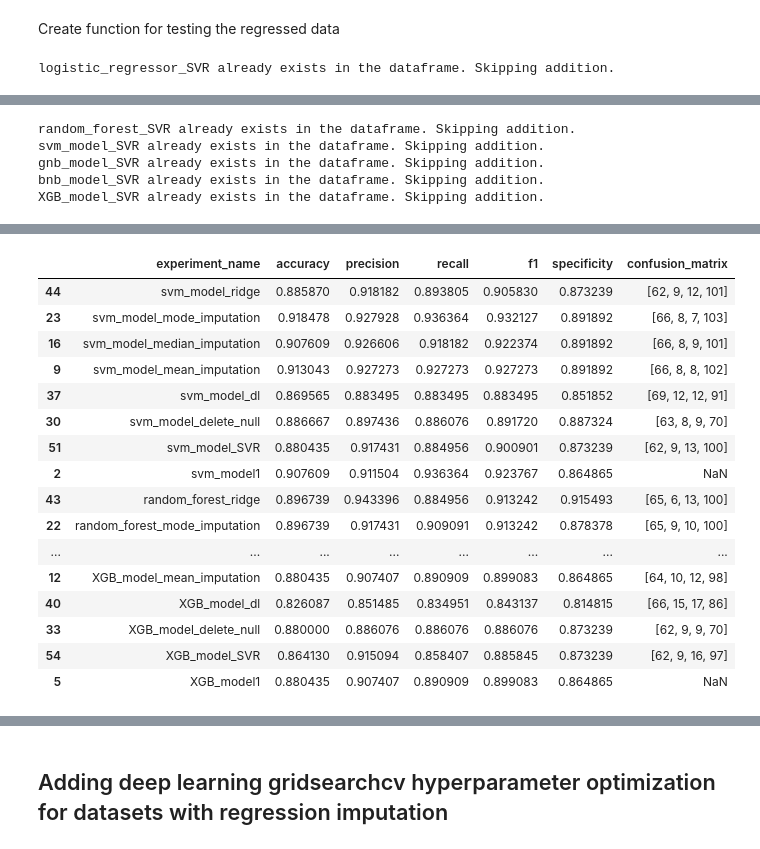
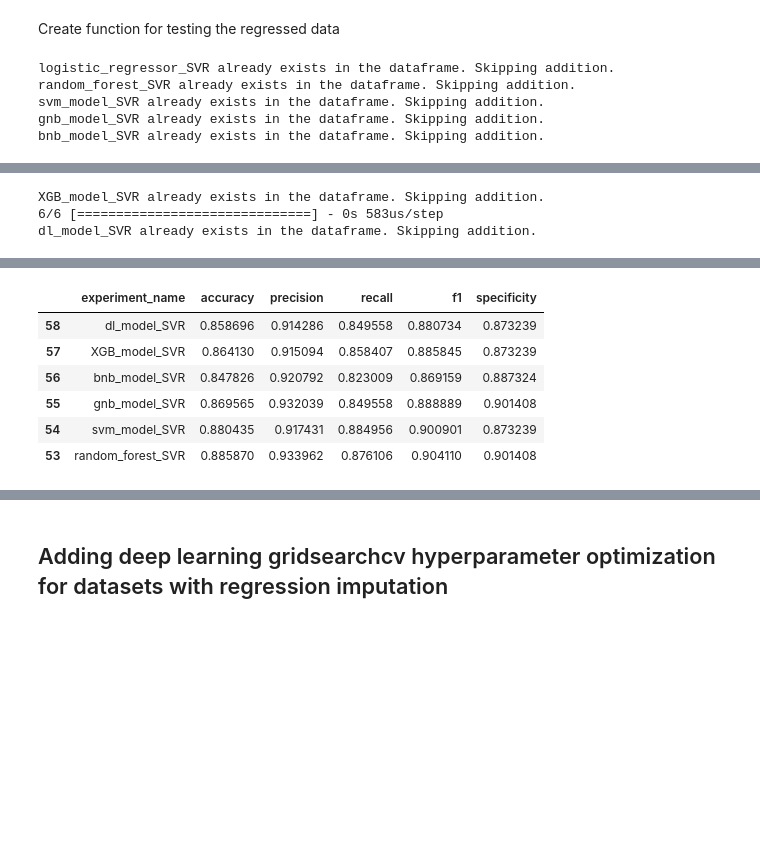
Before and after one commit to nripstein/Heart-Disease-Prediction, a Jupyter notebook: heart failure prediction notebook.ipynb, the cells around one changed output, grey strips where cells are left out. Saved outputs shown, nothing was run; the diff lists cells and outputs as text; code cells hidden in the pictures; blank space fills up the shorter version.

```diff
--- a/heart failure prediction notebook.ipynb
+++ b/heart failure prediction notebook.ipynb
@@ -1394,4 +1350,4 @@ def optimize_dl_model(df, continuous_feature_names, categorical_feature_names, m
     return models_df_
 # %%
 # comment so notebook runs faster
-# models_df = optimize_dl_model(mode_imputation_df, continuous_feature_names, categorical_feature_names, models_df, descriptor="mode")
+models_df = optimize_dl_model(mode_imputation_df, continuous_feature_names, categorical_feature_names, models_df, descriptor="mode")
@@ -1398,3 +1358,3 @@ def optimize_dl_model(df, continuous_feature_names, categorical_feature_names, m
 # %%
 # comment so notebook runs faster
-# models_df = optimize_dl_model(median_imputation_df, continuous_feature_names, categorical_feature_names, models_df, descriptor="median")
+models_df = optimize_dl_model(median_imputation_df, continuous_feature_names, categorical_feature_names, models_df, descriptor="median")
@@ -1401,3 +1365,3 @@ def optimize_dl_model(df, continuous_feature_names, categorical_feature_names, m
 # %%
 # comment so notebook runs faster
-# models_df = optimize_dl_model(mean_imputation_df, continuous_feature_names, categorical_feature_names, models_df, descriptor="mean")
+models_df = optimize_dl_model(mean_imputation_df, continuous_feature_names, categorical_feature_names, models_df, descriptor="mean")
@@ -1481,7 +1452,7 @@ RMSE: 0.5291853877528877, MAE: 0.38581679611183567, R^2: 0.0009514304477832303
 Range: 4.738185483005347
 RMSE/Range = 0.11168524103814416
 # %%
-lasso_regression1 = Lasso(alpha=0.1, random_state=10)
+lasso_regression1 = Lasso(alpha=0.5, random_state=10)
 lasso_regression1.fit(x_train_reg, y_train_reg)
 lasso_regression1_pred = lasso_regression1.predict(x_test_reg)
 
@@ -1490,8 +1461,7 @@ mae = mean_absolute_error(y_test_reg, lasso_regression1_pred)
 r2 = r2_score(y_test_reg, lasso_regression1_pred)
 
 print(f"lasso_regression1_pred metrics:\n"
-      f"RMSE: {rmse}, MAE: {mae}, R^2: {r2}") # how is R^2 negative
-# THIS SEEMS TO GIVE ALL THE SAME NUMBERS AS PREDICTION WHEN I TRY ON NEEDS_CHOLESTEROL DF
+      f"RMSE: {rmse}, MAE: {mae}, R^2: {r2}")
 # %% [output]
 lasso_regression1_pred metrics:
 RMSE: 0.5319257720721704, MAE: 0.3974071067365232, R^2: -0.00942249854267585
@@ -1771,8 +1727,12 @@ def test_regression_model(regression_model, descriptor, needs_cholesterol_=needs
 
     return models_df_
 # %%
-models_df = test_regression_model(svr_regression1, "SVR", needs_cholesterol.copy(deep=True), full_train_regression, models_df, )
-display(models_df.drop("predictions", axis=1).sort_values(by="experiment_name", ascending=False))
+models_df = test_regression_model(svr_regression1, "SVR", needs_cholesterol.copy(deep=True), full_train_regression, models_df)
+display(models_df.drop(["predictions", "confusion_matrix"], axis=1).sort_index(ascending=False).head(6))
 # %% [output]
 logistic_regressor_SVR already exists in the dataframe. Skipping addition.
+random_forest_SVR already exists in the dataframe. Skipping addition.
+svm_model_SVR already exists in the dataframe. Skipping addition.
+gnb_model_SVR already exists in the dataframe. Skipping addition.
+bnb_model_SVR already exists in the dataframe. Skipping addition.
 WARNING:absl:At this time, the v2.11+ optimizer `tf.keras.optimizers.Adam` runs slowly on M1/M2 Macs, please use the legacy Keras optimizer instead, located at `tf.keras.optimizers.legacy.Adam`.
@@ -1779,5 +1740,3 @@ WARNING:absl:At this time, the v2.11+ optimizer `tf.keras.optimizers.Adam` runs
-random_forest_SVR already exists in the dataframe. Skipping addition.
-svm_model_SVR already exists in the dataframe. Skipping addition.
-gnb_model_SVR already exists in the dataframe. Skipping addition.
-bnb_model_SVR already exists in the dataframe. Skipping addition.
 XGB_model_SVR already exists in the dataframe. Skipping addition.
+6/6 [==============================] - 0s 583us/step
+dl_model_SVR already exists in the dataframe. Skipping addition.
@@ -1787,19 +1743,9 @@ dl_model_SVR already exists in the dataframe. Skipping addition.
-|  | experiment_name | accuracy | precision | recall | f1 | specificity | confusion_matrix |
-| 44 | svm_model_ridge | 0.885870 | 0.918182 | 0.893805 | 0.905830 | 0.873239 | [62, 9, 12, 101] |
-| 23 | svm_model_mode_imputation | 0.918478 | 0.927928 | 0.936364 | 0.932127 | 0.891892 | [66, 8, 7, 103] |
-| 16 | svm_model_median_imputation | 0.907609 | 0.926606 | 0.918182 | 0.922374 | 0.891892 | [66, 8, 9, 101] |
-| 9 | svm_model_mean_imputation | 0.913043 | 0.927273 | 0.927273 | 0.927273 | 0.891892 | [66, 8, 8, 102] |
-| 37 | svm_model_dl | 0.869565 | 0.883495 | 0.883495 | 0.883495 | 0.851852 | [69, 12, 12, 91] |
-| 30 | svm_model_delete_null | 0.886667 | 0.897436 | 0.886076 | 0.891720 | 0.887324 | [63, 8, 9, 70] |
-| 51 | svm_model_SVR | 0.880435 | 0.917431 | 0.884956 | 0.900901 | 0.873239 | [62, 9, 13, 100] |
-| 2 | svm_model1 | 0.907609 | 0.911504 | 0.936364 | 0.923767 | 0.864865 | NaN |
-| 43 | random_forest_ridge | 0.896739 | 0.943396 | 0.884956 | 0.913242 | 0.915493 | [65, 6, 13, 100] |
-| 22 | random_forest_mode_imputation | 0.896739 | 0.917431 | 0.909091 | 0.913242 | 0.878378 | [65, 9, 10, 100] |
-| ... | ... | ... | ... | ... | ... | ... | ... |
-| 12 | XGB_model_mean_imputation | 0.880435 | 0.907407 | 0.890909 | 0.899083 | 0.864865 | [64, 10, 12, 98] |
-| 40 | XGB_model_dl | 0.826087 | 0.851485 | 0.834951 | 0.843137 | 0.814815 | [66, 15, 17, 86] |
-| 33 | XGB_model_delete_null | 0.880000 | 0.886076 | 0.886076 | 0.886076 | 0.873239 | [62, 9, 9, 70] |
-| 54 | XGB_model_SVR | 0.864130 | 0.915094 | 0.858407 | 0.885845 | 0.873239 | [62, 9, 16, 97] |
-| 5 | XGB_model1 | 0.880435 | 0.907407 | 0.890909 | 0.899083 | 0.864865 | NaN |
+|  | experiment_name | accuracy | precision | recall | f1 | specificity |
+| 58 | dl_model_SVR | 0.858696 | 0.914286 | 0.849558 | 0.880734 | 0.873239 |
+| 57 | XGB_model_SVR | 0.864130 | 0.915094 | 0.858407 | 0.885845 | 0.873239 |
+| 56 | bnb_model_SVR | 0.847826 | 0.920792 | 0.823009 | 0.869159 | 0.887324 |
+| 55 | gnb_model_SVR | 0.869565 | 0.932039 | 0.849558 | 0.888889 | 0.901408 |
+| 54 | svm_model_SVR | 0.880435 | 0.917431 | 0.884956 | 0.900901 | 0.873239 |
+| 53 | random_forest_SVR | 0.885870 | 0.933962 | 0.876106 | 0.904110 | 0.901408 |
 # %%
 models_df = test_regression_model(random_forest_regression1, "RF_regression", needs_cholesterol.copy(deep=True), full_train_regression, models_df, )
```
Also changed, not shown: parts of 49 cells of this notebook.
